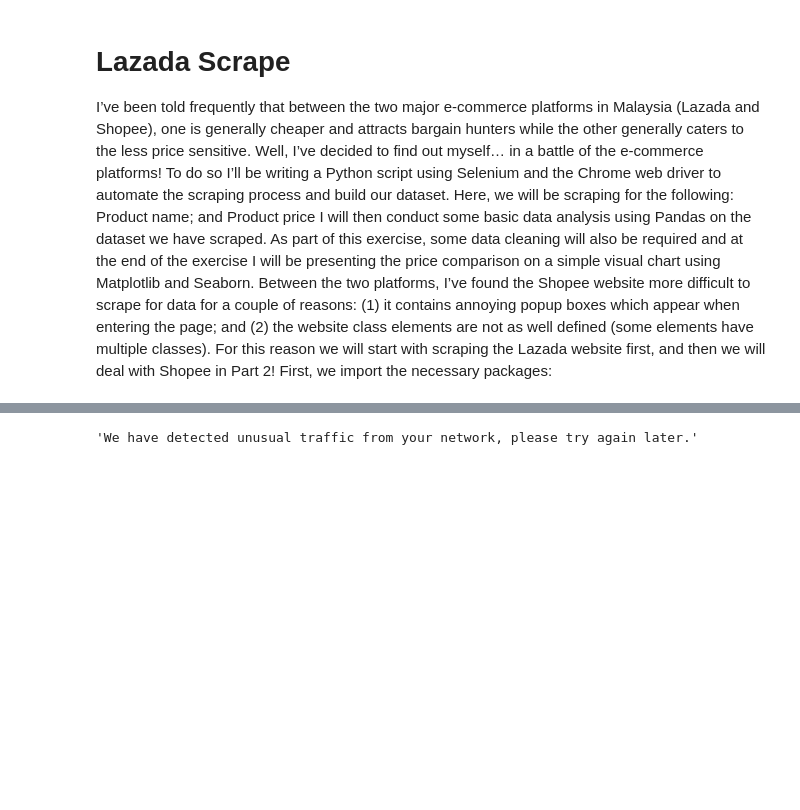
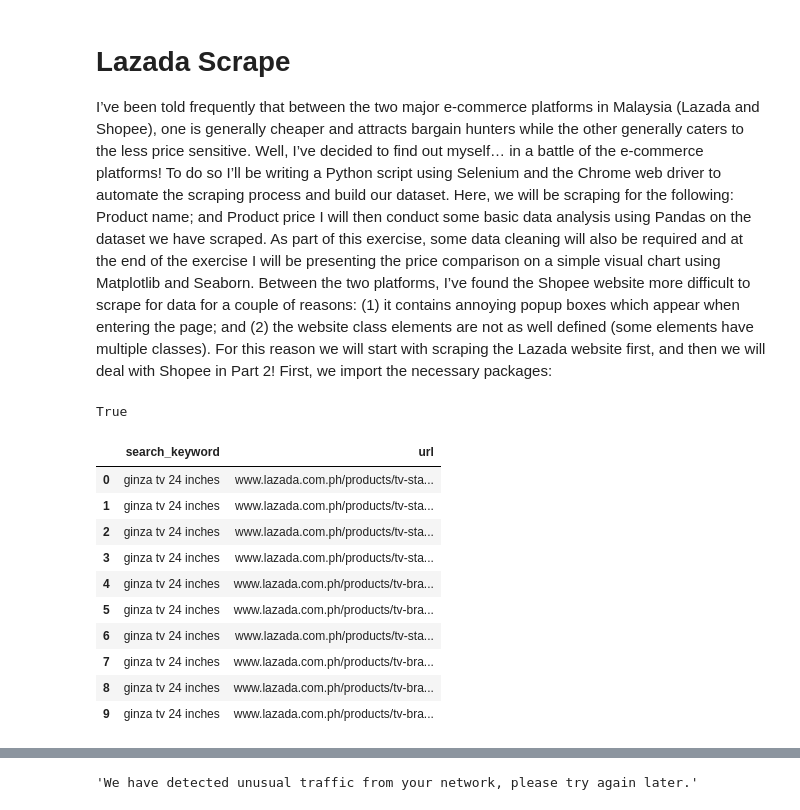
Before and after one commit to JaimeOlivaresNV/BizOpsExperimental, a Jupyter notebook: Lazada_Shopee_Scrape_Prototype.ipynb, the cells around one changed output, grey strips where cells are left out. Drawn from its saved outputs; the diff is of its cells as text; code cells hidden in the pictures; blank space fills up the shorter version.

Commit message:
Making copy before removing Lazada portion - Lazada scrape only successful up to product links.

```diff
--- a/Lazada_Shopee_Scrape_Prototype.ipynb
+++ b/Lazada_Shopee_Scrape_Prototype.ipynb
@@ -194,3 +205,66 @@ I will then conduct some basic data analysis using Pandas on the dataset we have
 Between the two platforms, I’ve found the Shopee website more difficult to scrape for data for a couple of reasons: (1) it contains annoying popup boxes which appear when entering the page; and (2) the website class elements are not as well defined (some elements have multiple classes).
 For this reason we will start with scraping the Lazada website first, and then we will deal with Shopee in Part 2!
 First, we import the necessary packages:
+# %%
+search = keyword_search
+search_url = 'https://www.lazada.com.ph/catalog/?q='+keyword_search
+cookies = {
+    "user": "en"
+    }
+req_headers = {
+        "user-agent": "Mozilla/5.0 (Macintosh; Intel Mac OS X 10_15_6) AppleWebKit/537.36 (KHTML, like Gecko) Chrome/86.0.4240.198 Safari/537.36",
+        "accept": "text/html,application/xhtml+xml,application/xml;q=0.9,image/avif,image/webp,image/apng,*/*;q=0.8,application/signed-exchange;v=b3;q=0.9",
+        "x-requested-with": "XMLHttpRequest",
+    }
+hdr = {
+    'User-Agent': 'Mozilla/5.0 (X11; Linux x86_64) AppleWebKit/537.11 (KHTML, like Gecko) Chrome/23.0.1271.64 Safari/537.11',
+    'Accept': 'text/html,application/xhtml+xml,application/xml;q=0.9,*/*;q=0.8',
+    'Accept-Charset': 'ISO-8859-1,utf-8;q=0.7,*;q=0.3',
+    'Accept-Encoding': 'none',
+    'Accept-Language': 'en-US,en;q=0.8',
+    'Connection': 'keep-alive'
+    }
+proxies = {"https": "http://000.0.0.0:0000"}
+
+session = HTMLSession()
+
+ret = session.get(search_url, headers=req_headers, cookies=cookies)
+print("Lazada" in ret.text) # True
+
+page_soup = BeautifulSoup(ret.text, 'lxml')
+data = page_soup.select("[type='application/ld+json']")[1]
+oJson = json.loads(data.text)["itemListElement"]
+numProducts = len(oJson)
+results = []
+
+for product in oJson:
+    results.append([search, product['url'].strip("//")])  # etc......
+
+column_names = ["search_keyword", "url"]
+df_results =  pd.DataFrame(results, columns = column_names)
+df_results
+
+## original code
+# data = page_soup.select("[type='application/ld+json']")[1]
+# oJson = json.loads(data.text)["itemListElement"]
+# numProducts = len(oJson)
+# results = []
+
+# for product in oJson:
+#     results.append([product['name'], product['offers']['price'], product['offers']['availability'].replace('https://schema.org/', '')])  # etc......
+
+# df =  pd.DataFrame(results)
+# print(df)
+# %% [output]
+True
+|  | search_keyword | url |
+| 0 | ginza tv 24 inches | www.lazada.com.ph/products/tv-sta... |
+| 1 | ginza tv 24 inches | www.lazada.com.ph/products/tv-sta... |
+| 2 | ginza tv 24 inches | www.lazada.com.ph/products/tv-sta... |
+| 3 | ginza tv 24 inches | www.lazada.com.ph/products/tv-sta... |
+| 4 | ginza tv 24 inches | www.lazada.com.ph/products/tv-bra... |
+| 5 | ginza tv 24 inches | www.lazada.com.ph/products/tv-bra... |
+| 6 | ginza tv 24 inches | www.lazada.com.ph/products/tv-sta... |
+| 7 | ginza tv 24 inches | www.lazada.com.ph/products/tv-bra... |
+| 8 | ginza tv 24 inches | www.lazada.com.ph/products/tv-bra... |
+| 9 | ginza tv 24 inches | www.lazada.com.ph/products/tv-bra... |
```
Also changed, not shown: parts of 36 cells of this notebook.
